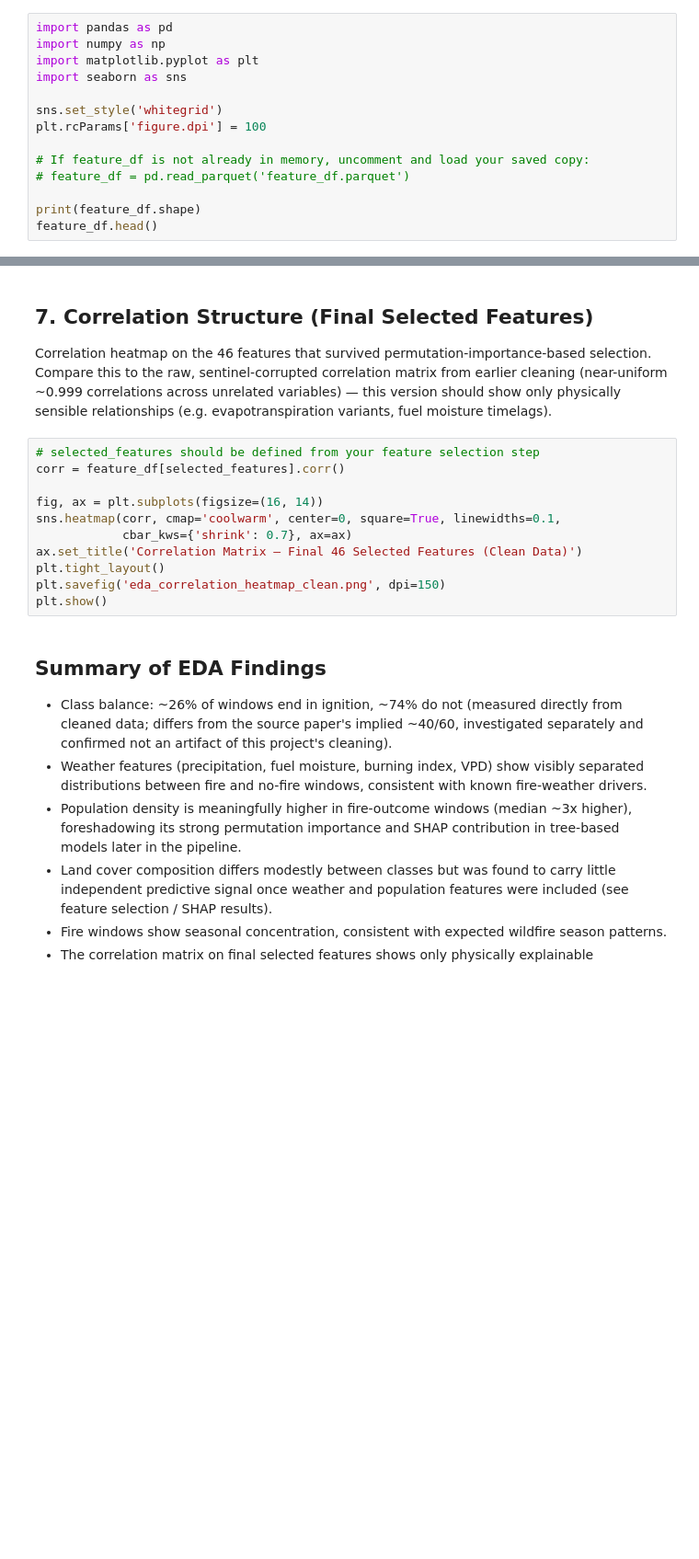
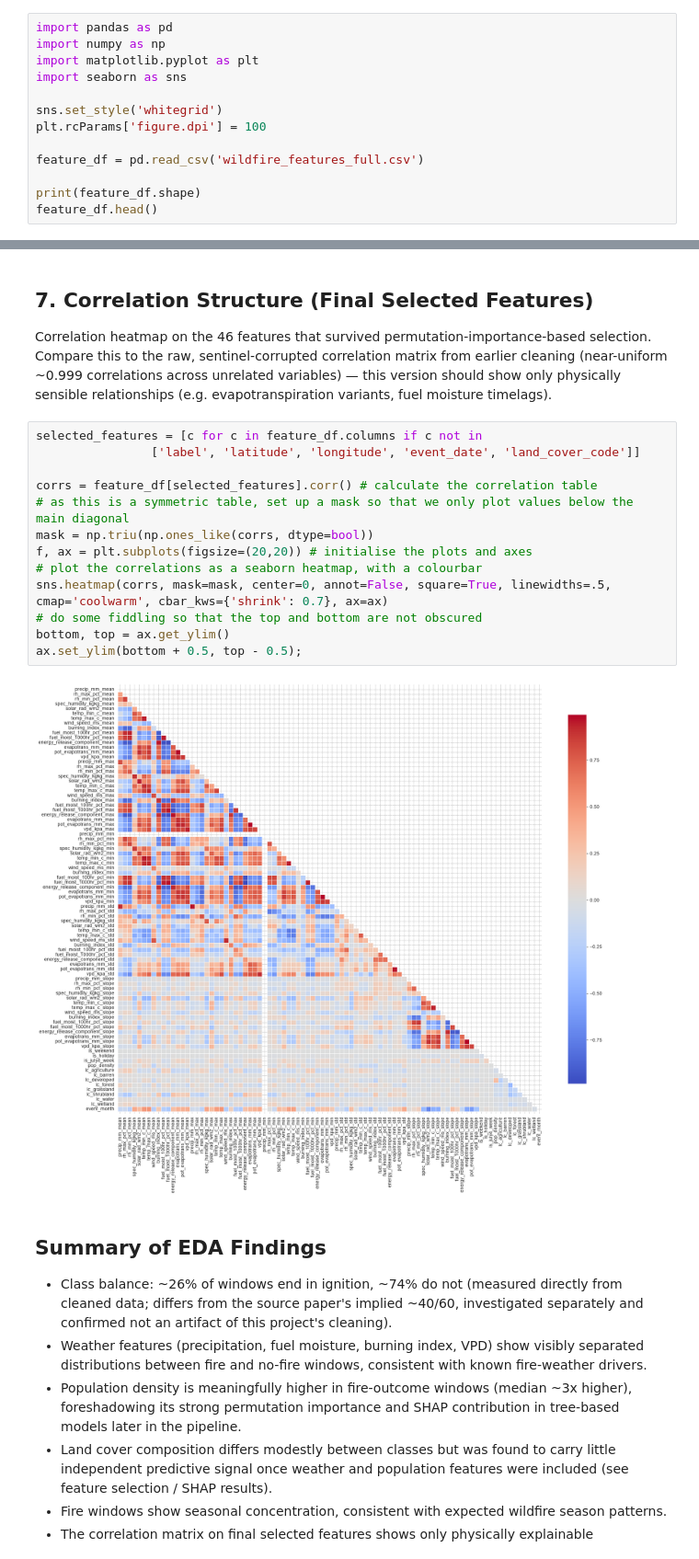
Before and after one commit to eimirjihad/wildfire-ignition-prediction, a Jupyter notebook: wildfire_EDA.ipynb, the cells around one changed output, grey strips where cells are left out. Shown at 92% size. Cells and saved outputs as stored; diff of their text form; blank space fills up the shorter version.

```diff
--- a/wildfire_EDA.ipynb
+++ b/wildfire_EDA.ipynb
@@ -15,8 +15,7 @@ import seaborn as sns
 sns.set_style('whitegrid')
 plt.rcParams['figure.dpi'] = 100
 
-# If feature_df is not already in memory, uncomment and load your saved copy:
-# feature_df = pd.read_parquet('feature_df.parquet')
+feature_df = pd.read_csv('wildfire_features_full.csv')
 
 print(feature_df.shape)
 feature_df.head()
@@ -161,17 +203,21 @@ Correlation heatmap on the 46 features that survived permutation-importance-base
 Compare this to the raw, sentinel-corrupted correlation matrix from earlier cleaning
 (near-uniform ~0.999 correlations across unrelated variables) — this version should show only
 physically sensible relationships (e.g. evapotranspiration variants, fuel moisture timelags).
-# %%
-# selected_features should be defined from your feature selection step
-corr = feature_df[selected_features].corr()
-
-fig, ax = plt.subplots(figsize=(16, 14))
-sns.heatmap(corr, cmap='coolwarm', center=0, square=True, linewidths=0.1,
-            cbar_kws={'shrink': 0.7}, ax=ax)
-ax.set_title('Correlation Matrix — Final 46 Selected Features (Clean Data)')
-plt.tight_layout()
-plt.savefig('eda_correlation_heatmap_clean.png', dpi=150)
-plt.show()
+# %%
+selected_features = [c for c in feature_df.columns if c not in
+                ['label', 'latitude', 'longitude', 'event_date', 'land_cover_code']]
+
+corrs = feature_df[selected_features].corr() # calculate the correlation table
+# as this is a symmetric table, set up a mask so that we only plot values below the main diagonal
+mask = np.triu(np.ones_like(corrs, dtype=bool))
+f, ax = plt.subplots(figsize=(20,20)) # initialise the plots and axes
+# plot the correlations as a seaborn heatmap, with a colourbar
+sns.heatmap(corrs, mask=mask, center=0, annot=False, square=True, linewidths=.5, cmap='coolwarm', cbar_kws={'shrink': 0.7}, ax=ax)
+# do some fiddling so that the top and bottom are not obscured
+bottom, top = ax.get_ylim()
+ax.set_ylim(bottom + 0.5, top - 0.5);
+# %% [output]
+[figure, added]
 # %% [markdown]
 ## Summary of EDA Findings
 
```
Also changed, not shown: parts of 12 cells of this notebook.
